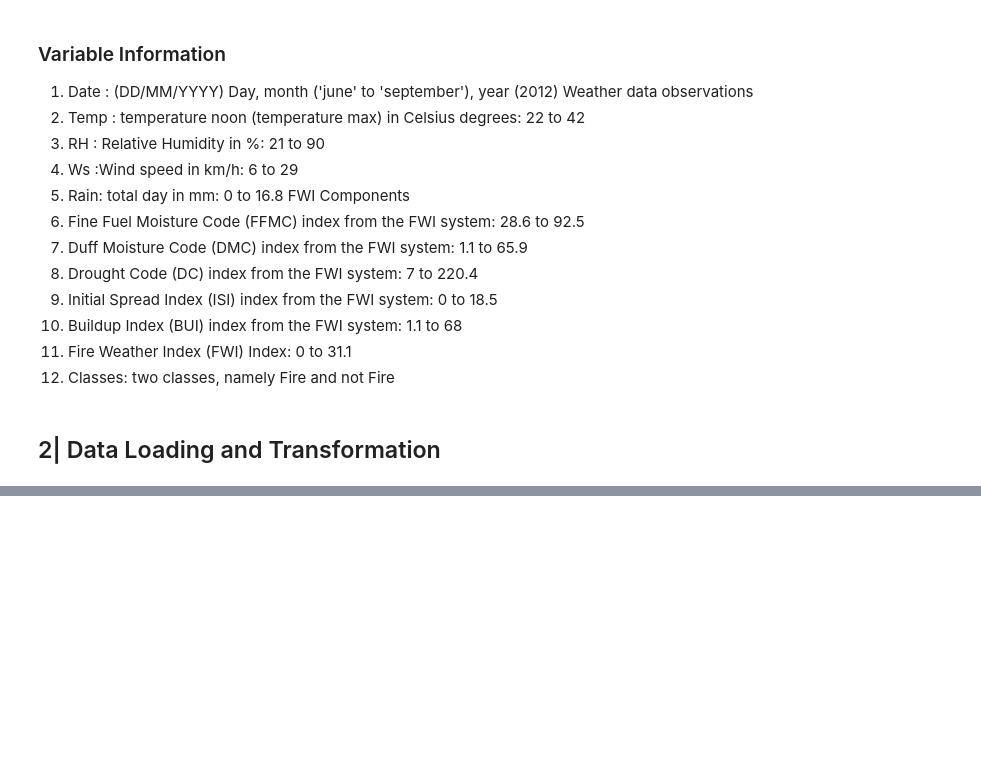
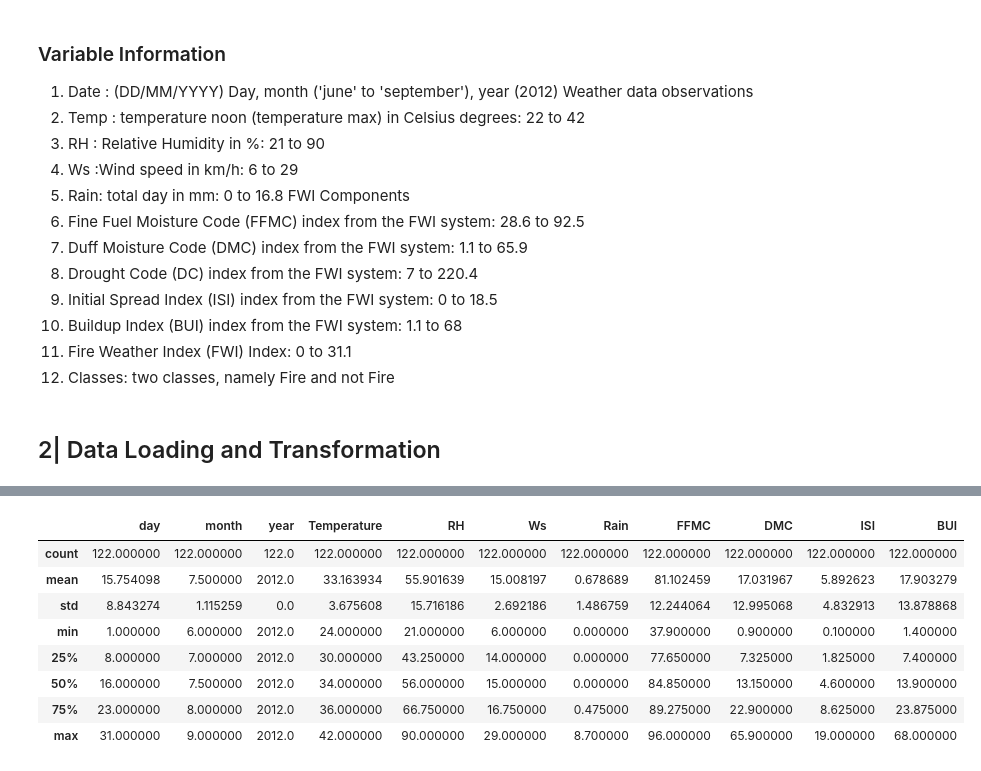
Before and after one commit to MoncefDj/AI-DS-Masters, a Jupyter notebook: 1st semester/Data exploration and visualization/Exploratory Data Analysis and Visualization Showcase.ipynb, the cells around one changed output, grey strips where cells are left out. Cells and saved outputs as stored; diff of their text form; code cells hidden in the pictures; blank space fills up the shorter version.

```diff
--- a/1st semester/Data exploration and visualization/Exploratory Data Analysis and Visualization Showcase.ipynb
+++ b/1st semester/Data exploration and visualization/Exploratory Data Analysis and Visualization Showcase.ipynb
@@ -44,0 +52,12 @@ memory usage: 49.3+ KB
+# %%
+sidi_bel_abbes_df.describe()
+# %% [output]
+|  | day | month | year | Temperature | RH | Ws | Rain | FFMC | DMC | ISI | BUI |
+| count | 122.000000 | 122.000000 | 122.0 | 122.000000 | 122.000000 | 122.000000 | 122.000000 | 122.000000 | 122.000000 | 122.000000 | 122.000000 |
+| mean | 15.754098 | 7.500000 | 2012.0 | 33.163934 | 55.901639 | 15.008197 | 0.678689 | 81.102459 | 17.031967 | 5.892623 | 17.903279 |
+| std | 8.843274 | 1.115259 | 0.0 | 3.675608 | 15.716186 | 2.692186 | 1.486759 | 12.244064 | 12.995068 | 4.832913 | 13.878868 |
+| min | 1.000000 | 6.000000 | 2012.0 | 24.000000 | 21.000000 | 6.000000 | 0.000000 | 37.900000 | 0.900000 | 0.100000 | 1.400000 |
+| 25% | 8.000000 | 7.000000 | 2012.0 | 30.000000 | 43.250000 | 14.000000 | 0.000000 | 77.650000 | 7.325000 | 1.825000 | 7.400000 |
+| 50% | 16.000000 | 7.500000 | 2012.0 | 34.000000 | 56.000000 | 15.000000 | 0.000000 | 84.850000 | 13.150000 | 4.600000 | 13.900000 |
+| 75% | 23.000000 | 8.000000 | 2012.0 | 36.000000 | 66.750000 | 16.750000 | 0.475000 | 89.275000 | 22.900000 | 8.625000 | 23.875000 |
+| max | 31.000000 | 9.000000 | 2012.0 | 42.000000 | 90.000000 | 29.000000 | 8.700000 | 96.000000 | 65.900000 | 19.000000 | 68.000000 |
```
Also changed, not shown: parts of 5 cells of this notebook, 4 other files.
